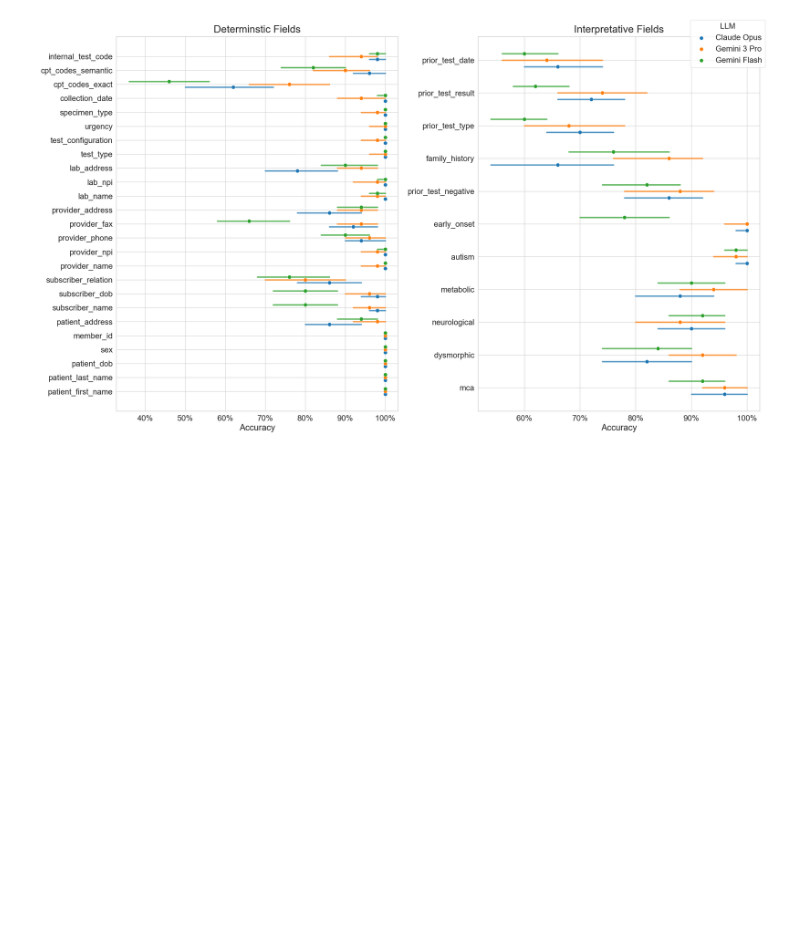
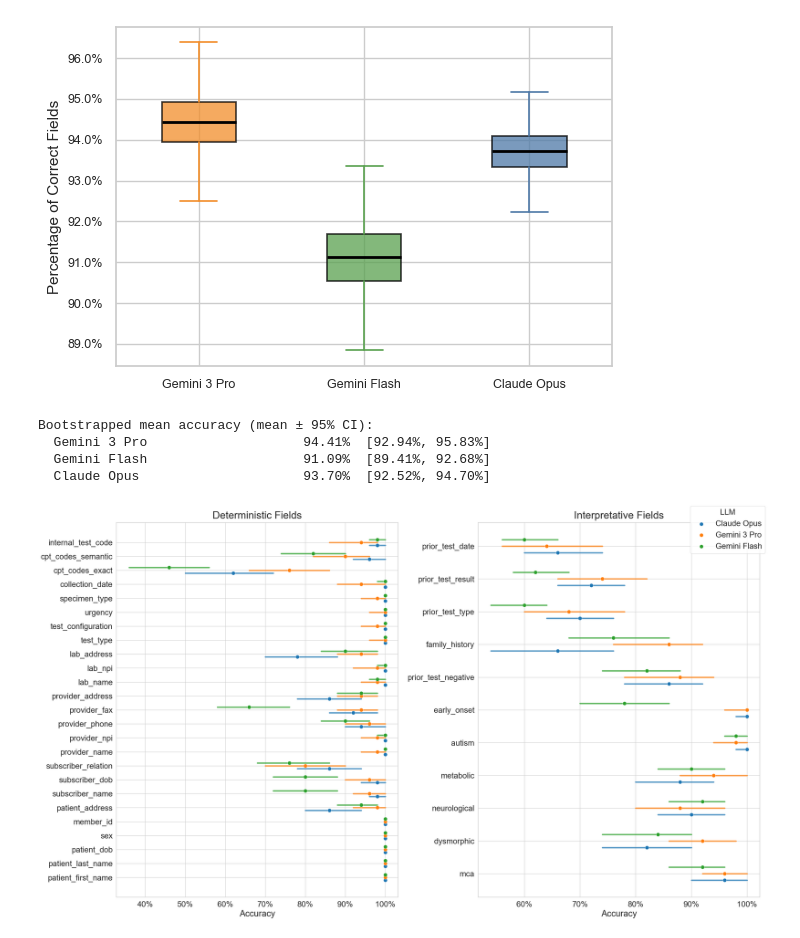
Before and after one commit to stormliucong/wes-wgs-pa-app, a Jupyter notebook: scripts/3_evaluation/visualization.ipynb, the cells around one changed output. Cells and saved outputs as stored; diff of their text form; code cells hidden in the pictures; blank space fills up the shorter version.

```diff
--- a/scripts/3_evaluation/visualization.ipynb
+++ b/scripts/3_evaluation/visualization.ipynb
@@ -48 +165,43 @@ def bootstrap_kde_vectorized(vals, x_grid, n_boot, rng, chunk_size=40):
+# %%
+# Figure 2b. Form-level accuracy
+_sub_pos = df_all[(df_all["task_outcome"] == "submitted") & (df_all["profile"] == "Positive")]
+rng = np.random.default_rng(42)
+
+fig, ax = plt.subplots(figsize=(6, 4))
+boot_stats = {}
+for i, llm in enumerate(LLM_ORDER, start=1):
+    color = LLM_COLORS[llm]
+    vals  = _sub_pos[_sub_pos["llm"] == llm]["correct_pct"].dropna().to_numpy(dtype=float)
+    n     = len(vals)
+    boot_means = vals[rng.integers(0, n, size=(N_BOOT, n))].mean(axis=1)
+    boot_stats[llm] = {
+        "mean": np.mean(boot_means),
+        "lo95": np.percentile(boot_means, 2.5),
+        "hi95": np.percentile(boot_means, 97.5),
+    }
+    ax.boxplot(boot_means, positions=[i], widths=0.45, patch_artist=True,
+               showfliers=False,
+               boxprops=dict(facecolor=color, alpha=0.75, linewidth=1.2),
+               medianprops=dict(color="black", linewidth=2.0),
+               whiskerprops=dict(color=color, linewidth=1.2),
+               capprops=dict(color=color, linewidth=1.2))
+
+ax.set_xticks(range(1, len(LLM_ORDER) + 1))
+ax.set_xticklabels([LLM_DISPLAY[llm] for llm in LLM_ORDER], fontsize=10)
+ax.yaxis.set_major_formatter(mtick.PercentFormatter(xmax=1))
+ax.set_ylabel("Percentage of Correct Fields", fontsize=11)
+ax.tick_params(labelsize=9)
+plt.tight_layout()
+plt.show()
+
+print("Bootstrapped mean accuracy (mean ± 95% CI):")
+for llm in LLM_ORDER:
+    s = boot_stats[llm]
+    print(f"  {LLM_DISPLAY[llm]:30s}  {s['mean']:.2%}  [{s['lo95']:.2%}, {s['hi95']:.2%}]")
+# %% [output]
+[figure, added]
+Bootstrapped mean accuracy (mean ± 95% CI):
+  Gemini 3 Pro                    94.41%  [92.94%, 95.83%]
+  Gemini Flash                    91.09%  [89.41%, 92.68%]
+  Claude Opus                     93.70%  [92.52%, 94.70%]
 # %%
```
Also changed, not shown: parts of 16 cells of this notebook.
